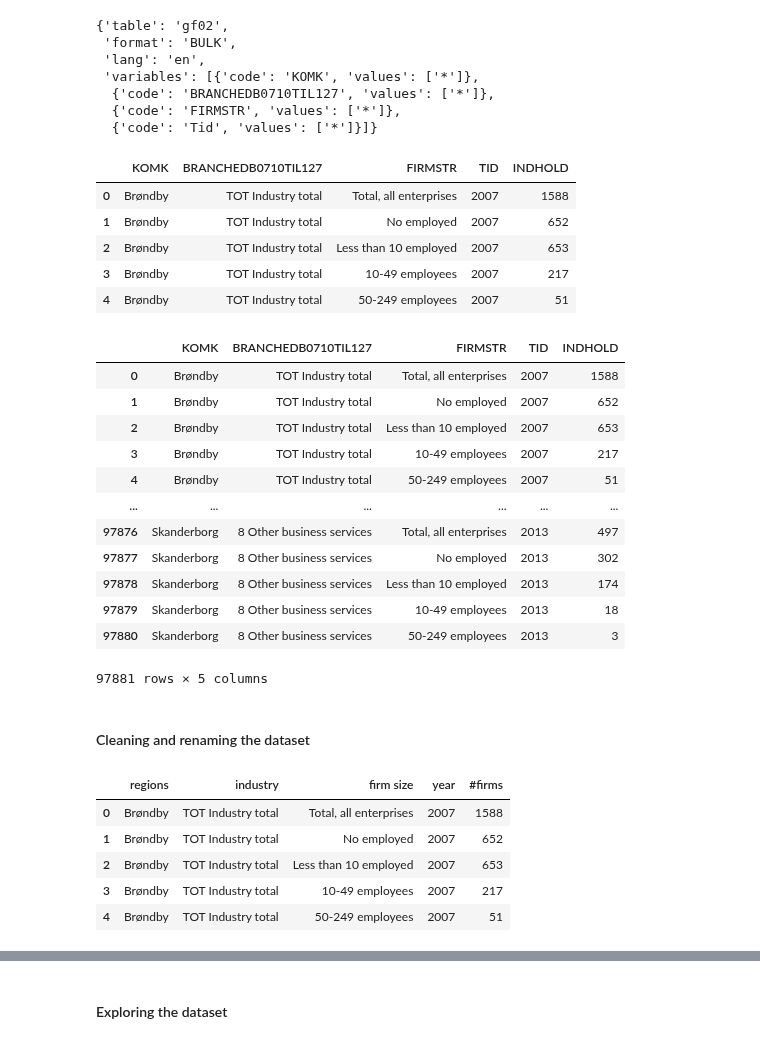
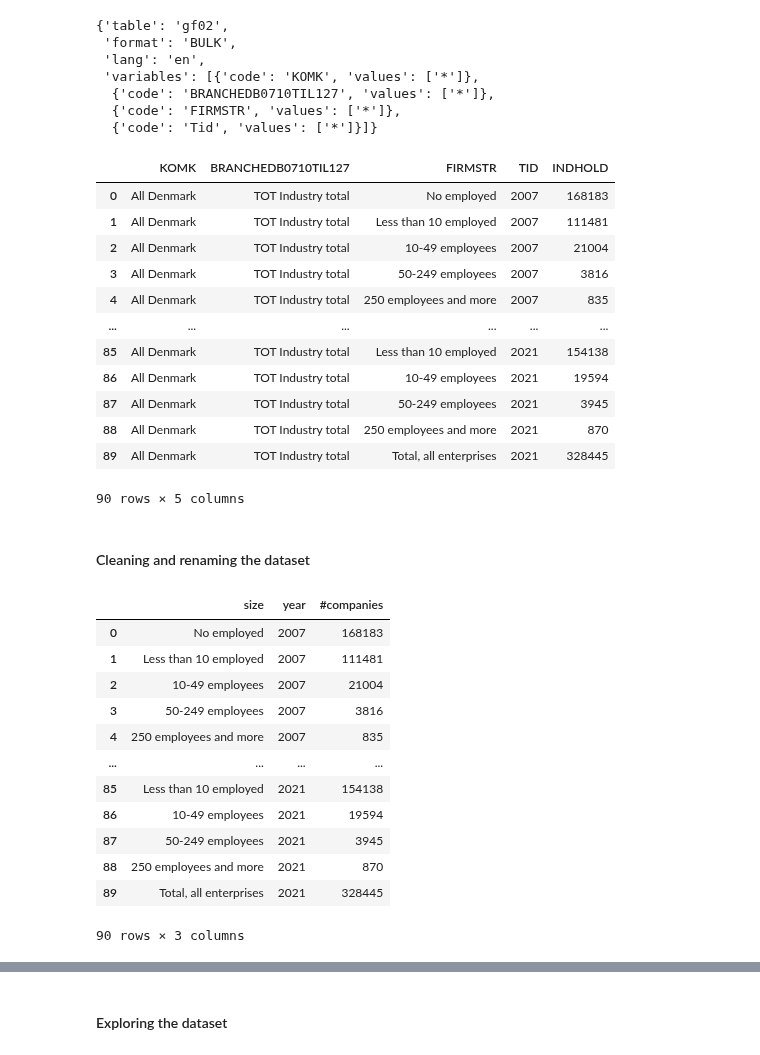
Before and after one commit to NumEconCopenhagen/projects-2024-emil-og-simon, a Jupyter notebook: dataproject/dataproject.ipynb, the cells around one changed output, grey strips where cells are left out. Cells and saved outputs as stored; diff of their text form; code cells hidden in the pictures.

```diff
--- a/dataproject/dataproject.ipynb
+++ b/dataproject/dataproject.ipynb
@@ -131,45 +134,44 @@ params
 params_gf02 = {'table': 'gf02',
  'format': 'BULK',
  'lang': 'en',
- 'variables': [{'code': 'KOMK', 'values': ['*']},
-  {'code': 'BRANCHEDB0710TIL127', 'values': ['TOT', '1','2','3','4','5','6','7','8','9','10','11']},
+ 'variables': [{'code': 'KOMK', 'values': ['000']}, #we look at companies in all of Denmark
+  {'code': 'BRANCHEDB0710TIL127', 'values': ['TOT']}, #we look at all industries in Denmark
   {'code': 'FIRMSTR', 'values': ['*']},
   {'code': 'Tid', 'values': ['*']}]}
 # %%
-gf02_all = gf02_api.get_data(params=params_gf02)
-gf02_all.head(5)
+gf02_size = gf02_api.get_data(params=params_gf02)
+gf02_size
 # %% [output]
 |  | KOMK | BRANCHEDB0710TIL127 | FIRMSTR | TID | INDHOLD |
-| 0 | Brøndby | TOT Industry total | Total, all enterprises | 2007 | 1588 |
-| 1 | Brøndby | TOT Industry total | No employed | 2007 | 652 |
-| 2 | Brøndby | TOT Industry total | Less than 10 employed | 2007 | 653 |
-| 3 | Brøndby | TOT Industry total | 10-49 employees | 2007 | 217 |
-| 4 | Brøndby | TOT Industry total | 50-249 employees | 2007 | 51 |
+| 0 | All Denmark | TOT Industry total | No employed | 2007 | 168183 |
+| 1 | All Denmark | TOT Industry total | Less than 10 employed | 2007 | 111481 |
+| 2 | All Denmark | TOT Industry total | 10-49 employees | 2007 | 21004 |
+| 3 | All Denmark | TOT Industry total | 50-249 employees | 2007 | 3816 |
+| 4 | All Denmark | TOT Industry total | 250 employees and more | 2007 | 835 |
+| ... | ... | ... | ... | ... | ... |
+| 85 | All Denmark | TOT Industry total | Less than 10 employed | 2021 | 154138 |
+| 86 | All Denmark | TOT Industry total | 10-49 employees | 2021 | 19594 |
+| 87 | All Denmark | TOT Industry total | 50-249 employees | 2021 | 3945 |
+| 88 | All Denmark | TOT Industry total | 250 employees and more | 2021 | 870 |
+| 89 | All Denmark | TOT Industry total | Total, all enterprises | 2021 | 328445 |
+90 rows × 5 columns
-# %%
-gf02_all
-# %% [output]
-|  | KOMK | BRANCHEDB0710TIL127 | FIRMSTR | TID | INDHOLD |
-| 0 | Brøndby | TOT Industry total | Total, all enterprises | 2007 | 1588 |
-| 1 | Brøndby | TOT Industry total | No employed | 2007 | 652 |
-| 2 | Brøndby | TOT Industry total | Less than 10 employed | 2007 | 653 |
-| 3 | Brøndby | TOT Industry total | 10-49 employees | 2007 | 217 |
-| 4 | Brøndby | TOT Industry total | 50-249 employees | 2007 | 51 |
-| ... | ... | ... | ... | ... | ... |
-| 97876 | Skanderborg | 8 Other business services | Total, all enterprises | 2013 | 497 |
-| 97877 | Skanderborg | 8 Other business services | No employed | 2013 | 302 |
-| 97878 | Skanderborg | 8 Other business services | Less than 10 employed | 2013 | 174 |
-| 97879 | Skanderborg | 8 Other business services | 10-49 employees | 2013 | 18 |
-| 97880 | Skanderborg | 8 Other business services | 50-249 employees | 2013 | 3 |
-97881 rows × 5 columns
 # %% [markdown]
 #### Cleaning and renaming the dataset
 # %%
-gf02_all.rename(columns = {'KOMK':'regions', 'BRANCHEDB0710TIL127':'industry', 'FIRMSTR': 'firm size', 'TID':'year', 'INDHOLD':'#firms'}, inplace=True)
-gf02_all.head()
+gf02_size.drop(['KOMK', 'BRANCHEDB0710TIL127'] , axis=1, inplace=True,)
+gf02_size.rename(columns = {'FIRMSTR':'size', 'TID':'year', 'INDHOLD':'#companies'}, inplace=True)
+gf02_size
 # %% [output]
-|  | regions | industry | firm size | year | #firms |
-| 0 | Brøndby | TOT Industry total | Total, all enterprises | 2007 | 1588 |
-| 1 | Brøndby | TOT Industry total | No employed | 2007 | 652 |
-| 2 | Brøndby | TOT Industry total | Less than 10 employed | 2007 | 653 |
-| 3 | Brøndby | TOT Industry total | 10-49 employees | 2007 | 217 |
-| 4 | Brøndby | TOT Industry total | 50-249 employees | 2007 | 51 |
+|  | size | year | #companies |
+| 0 | No employed | 2007 | 168183 |
+| 1 | Less than 10 employed | 2007 | 111481 |
+| 2 | 10-49 employees | 2007 | 21004 |
+| 3 | 50-249 employees | 2007 | 3816 |
+| 4 | 250 employees and more | 2007 | 835 |
+| ... | ... | ... | ... |
+| 85 | Less than 10 employed | 2021 | 154138 |
+| 86 | 10-49 employees | 2021 | 19594 |
+| 87 | 50-249 employees | 2021 | 3945 |
+| 88 | 250 employees and more | 2021 | 870 |
+| 89 | Total, all enterprises | 2021 | 328445 |
+90 rows × 3 columns
```
Also changed, not shown: parts of 8 cells of this notebook.
